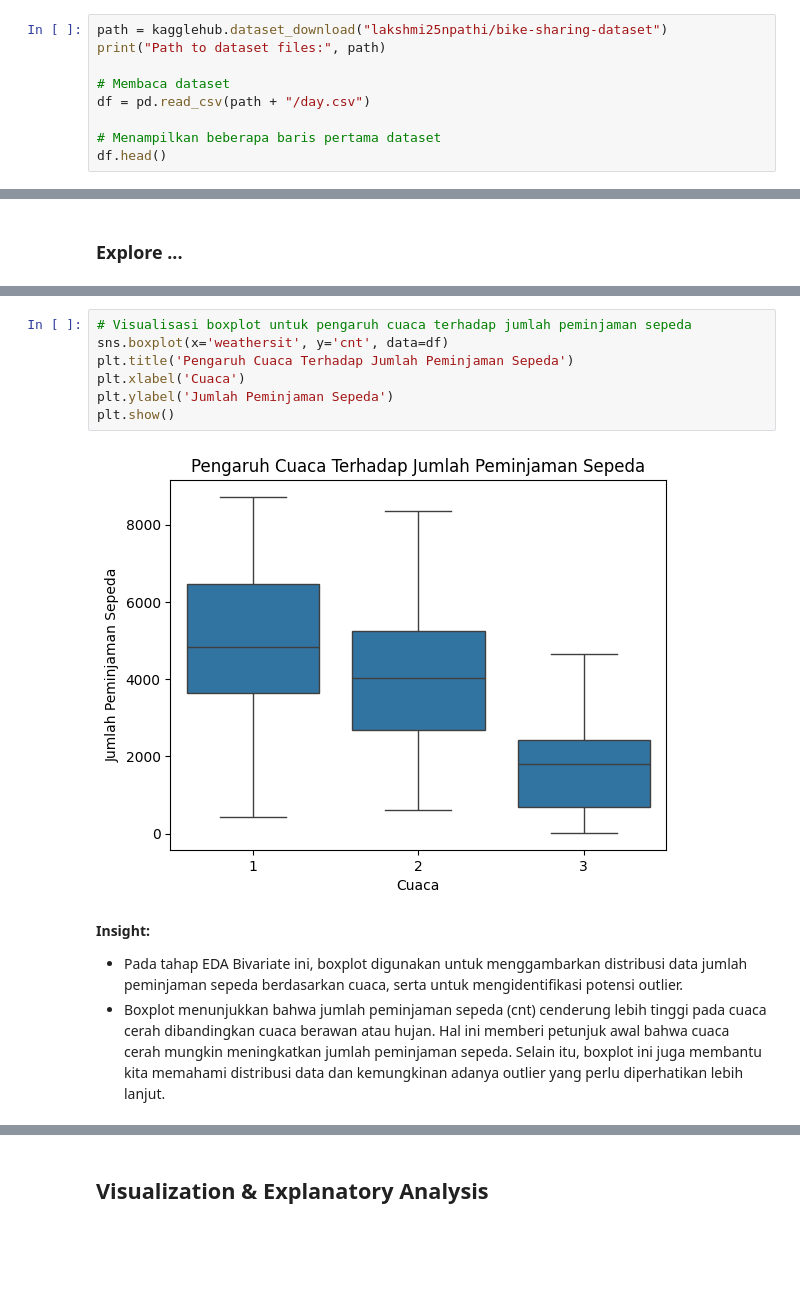
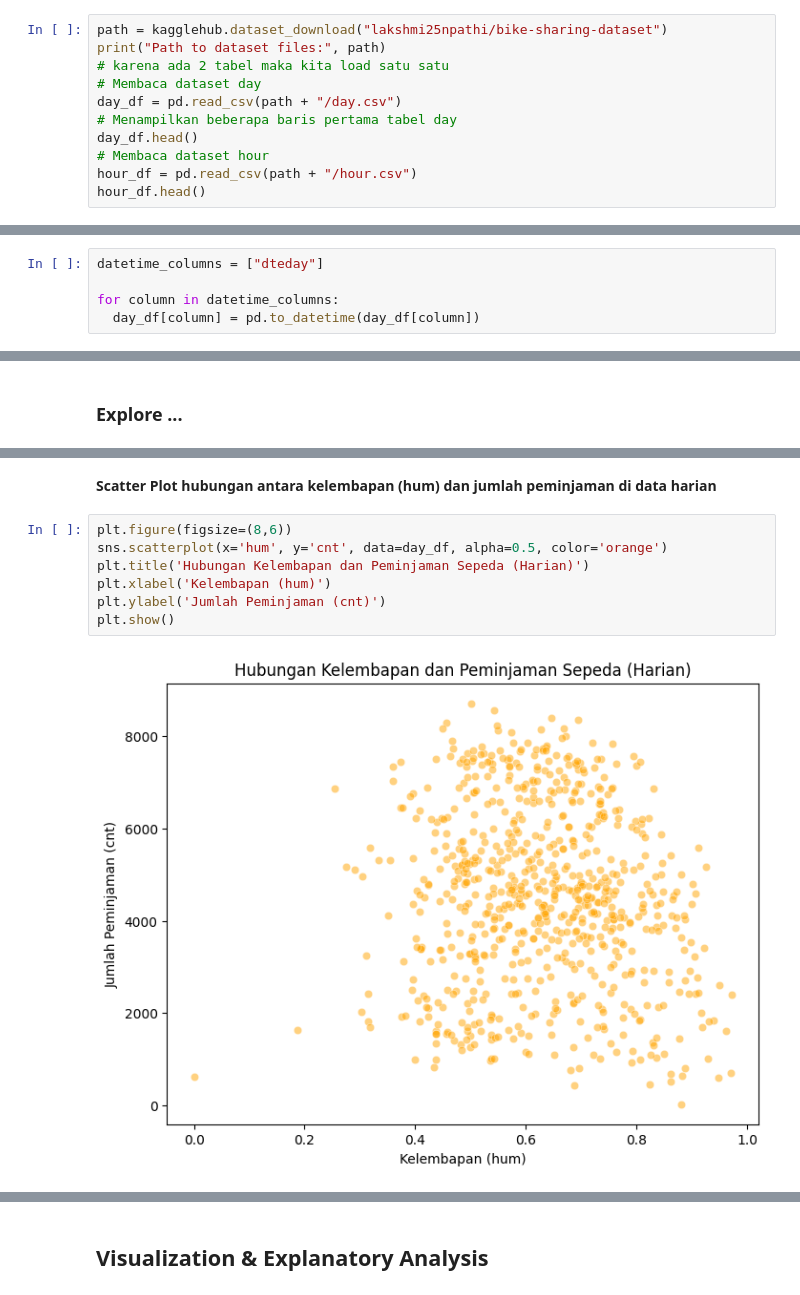
Before and after one commit to AfifHamzah17/submissionBADP-afifhamzah, a Jupyter notebook: notebook.ipynb, the cells around one changed output, grey strips where cells are left out. Saved outputs shown, nothing was run; the diff lists cells and outputs as text; blank space fills up the shorter version.

```diff
--- a/notebook.ipynb
+++ b/notebook.ipynb
@@ -27,10 +29,12 @@ import kagglehub
 # %%
 path = kagglehub.dataset_download("lakshmi25npathi/bike-sharing-dataset")
 print("Path to dataset files:", path)
-
-# Membaca dataset
-df = pd.read_csv(path + "/day.csv")
-
-# Menampilkan beberapa baris pertama dataset
-df.head()
+# karena ada 2 tabel maka kita load satu satu
+# Membaca dataset day
+day_df = pd.read_csv(path + "/day.csv")
+# Menampilkan beberapa baris pertama tabel day
+day_df.head()
+# Membaca dataset hour
+hour_df = pd.read_csv(path + "/hour.csv")
+hour_df.head()
 # %% [output]
@@ -102,0 +187,5 @@ df.drop_duplicates(inplace=True)
+# %%
+datetime_columns = ["dteday"]
+
+for column in datetime_columns:
+  day_df[column] = pd.to_datetime(day_df[column])
@@ -107,13 +327,11 @@ df.drop_duplicates(inplace=True)
+# %% [markdown]
+**Scatter Plot hubungan antara kelembapan (hum) dan jumlah peminjaman di data harian**
 # %%
-# Visualisasi boxplot untuk pengaruh cuaca terhadap jumlah peminjaman sepeda
-sns.boxplot(x='weathersit', y='cnt', data=df)
-plt.title('Pengaruh Cuaca Terhadap Jumlah Peminjaman Sepeda')
-plt.xlabel('Cuaca')
-plt.ylabel('Jumlah Peminjaman Sepeda')
+plt.figure(figsize=(8,6))
+sns.scatterplot(x='hum', y='cnt', data=day_df, alpha=0.5, color='orange')
+plt.title('Hubungan Kelembapan dan Peminjaman Sepeda (Harian)')
+plt.xlabel('Kelembapan (hum)')
+plt.ylabel('Jumlah Peminjaman (cnt)')
 plt.show()
 # %% [output]
-[figure, old version]
+[figure, new version]
-# %% [markdown]
-**Insight:**
-- Pada tahap EDA Bivariate ini, boxplot digunakan untuk menggambarkan distribusi data jumlah peminjaman sepeda berdasarkan cuaca, serta untuk mengidentifikasi potensi outlier.
-- Boxplot menunjukkan bahwa jumlah peminjaman sepeda (cnt) cenderung lebih tinggi pada cuaca cerah dibandingkan cuaca berawan atau hujan. Hal ini memberi petunjuk awal bahwa cuaca cerah mungkin meningkatkan jumlah peminjaman sepeda. Selain itu, boxplot ini juga membantu kita memahami distribusi data dan kemungkinan adanya outlier yang perlu diperhatikan lebih lanjut.
```
Also changed, not shown: parts of 65 cells of this notebook, 3 other files.
